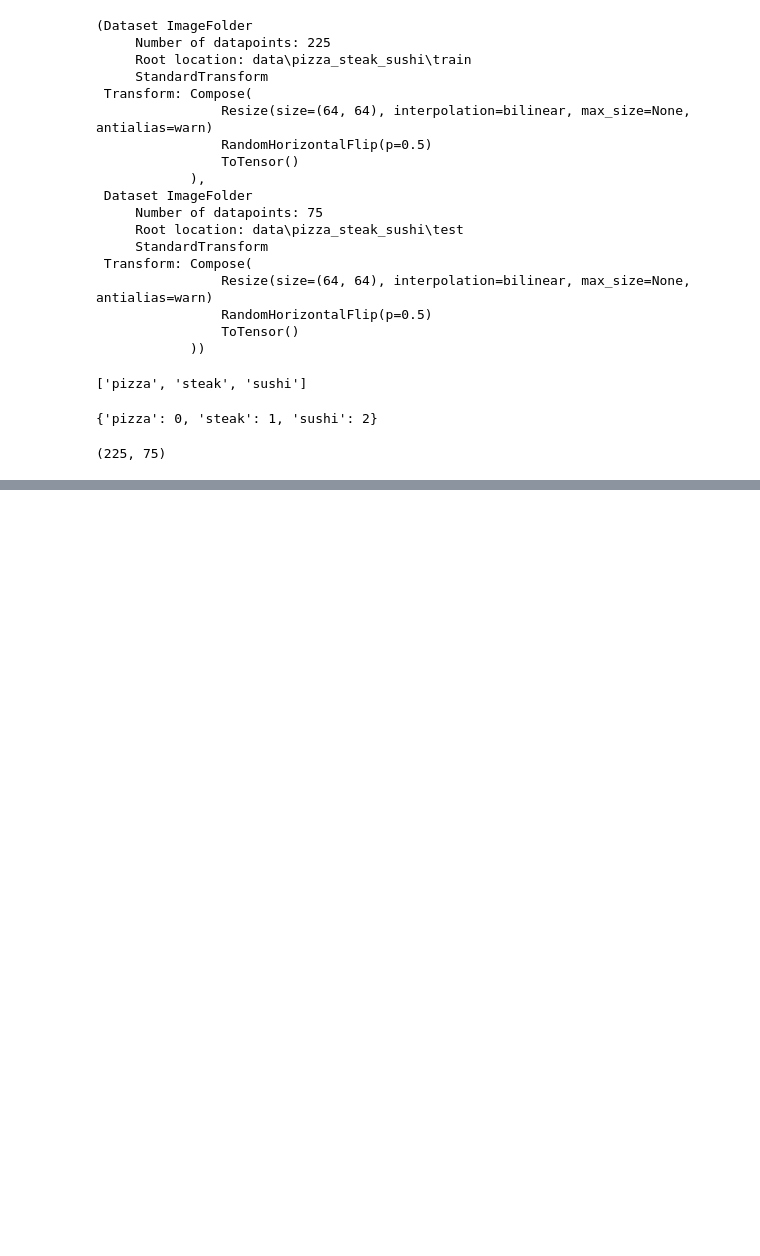
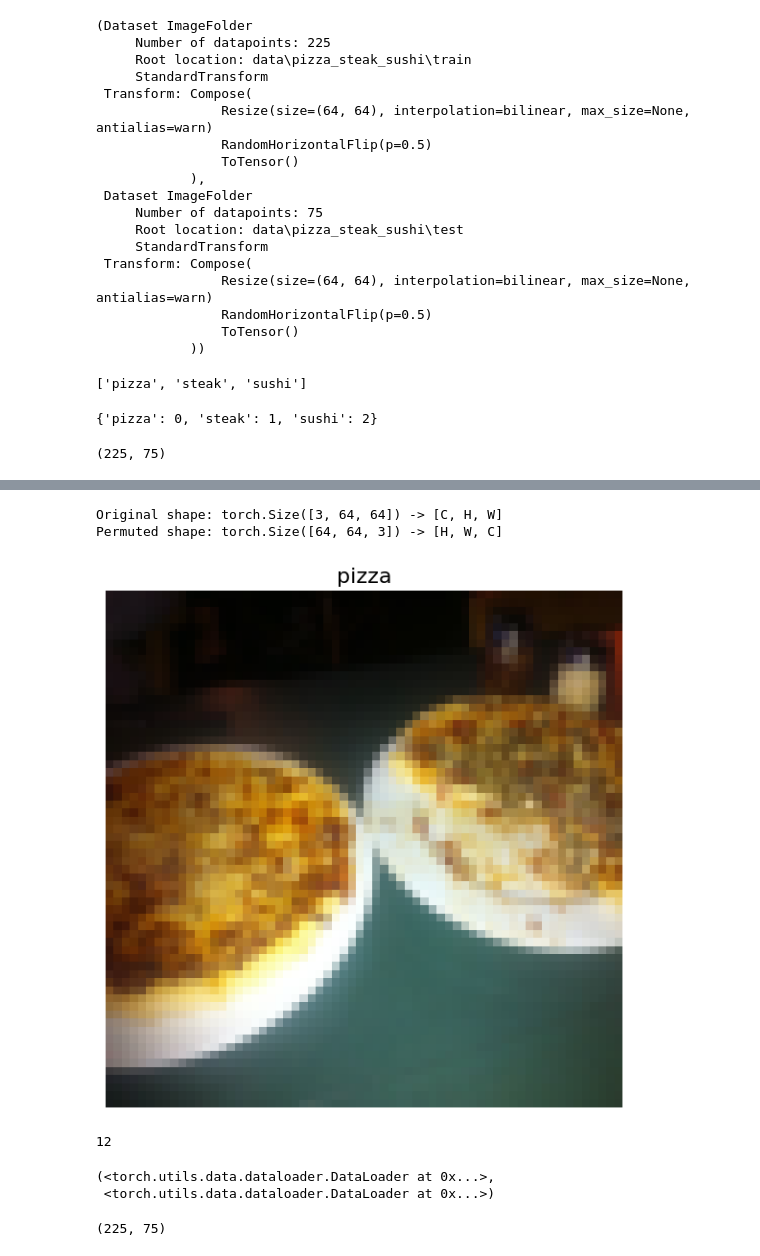
Before and after one commit to SaFaUU/PyTorch_for_DL, a Jupyter notebook: 04_pytorch_custom_dataset.ipynb, the cells around one changed output, grey strips where cells are left out. Cells and saved outputs as stored; diff of their text form; code cells hidden in the pictures; blank space fills up the shorter version.

```diff
--- a/04_pytorch_custom_dataset.ipynb
+++ b/04_pytorch_custom_dataset.ipynb
@@ -213,3 +213,9 @@ class_dict
 len(train_data), len(test_data)
 # %% [output]
 (225, 75)
+# %%
+img, label = train_data[0][0], train_data[0][1]
+print(f"Image tensor:\n {img}")
+print(f"Image shape: {img.shape}")
+print(f"Image label: {class_names[label]}")
+print(f"Label Datatype: {type(label)}")
@@ -215,0 +240,36 @@ len(train_data), len(test_data)
+# %%
+img_permute = img.permute(1, 2, 0)
+
+print(f"Original shape: {img.shape} -> [C, H, W]")
+print(f"Permuted shape: {img_permute.shape} -> [H, W, C]")
+
+plt.figure(figsize=(10, 7))
+plt.imshow(img_permute)
+plt.title(class_names[label], fontsize=16)
+plt.axis(False);
+# %% [output]
+Original shape: torch.Size([3, 64, 64]) -> [C, H, W]
+Permuted shape: torch.Size([64, 64, 3]) -> [H, W, C]
+[figure, added]
+# %%
+import os
+os.cpu_count()
+# %% [output]
+12
+# %%
+from torch.utils.data import DataLoader
+
+
+BATCH_SIZE = 1
+
+train_dataloader = DataLoader(train_data, batch_size=BATCH_SIZE, shuffle=True, num_workers=1)
+test_dataloader = DataLoader(test_data, batch_size=BATCH_SIZE, shuffle=False, num_workers=1)
+
+train_dataloader, test_dataloader
+# %% [output]
+(<torch.utils.data.dataloader.DataLoader at 0x...>,
+ <torch.utils.data.dataloader.DataLoader at 0x...>)
+# %%
+len(train_dataloader), len(test_dataloader)
+# %% [output]
+(225, 75)
```
Also changed, not shown: parts of 18 cells of this notebook.
